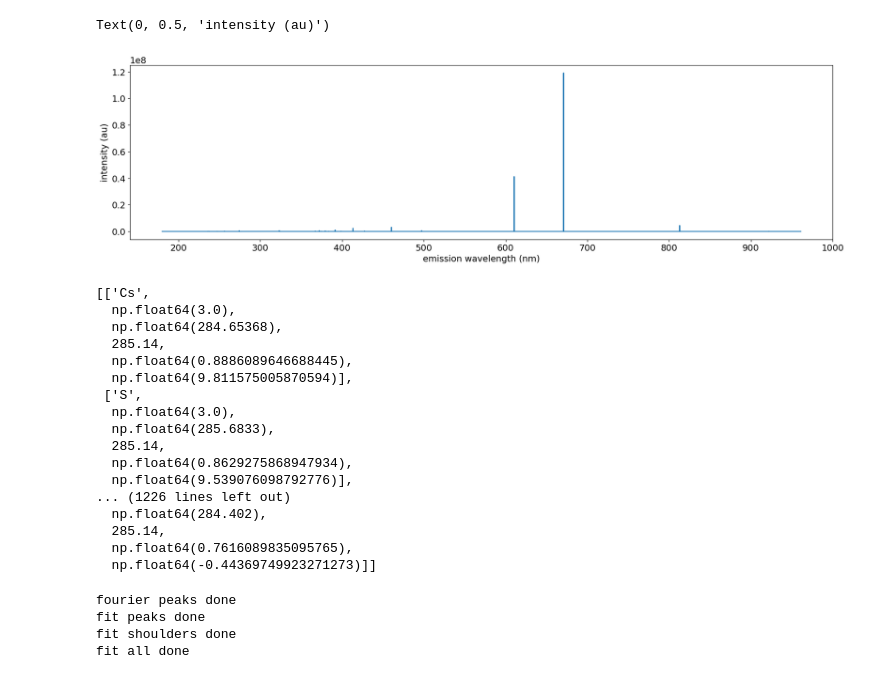
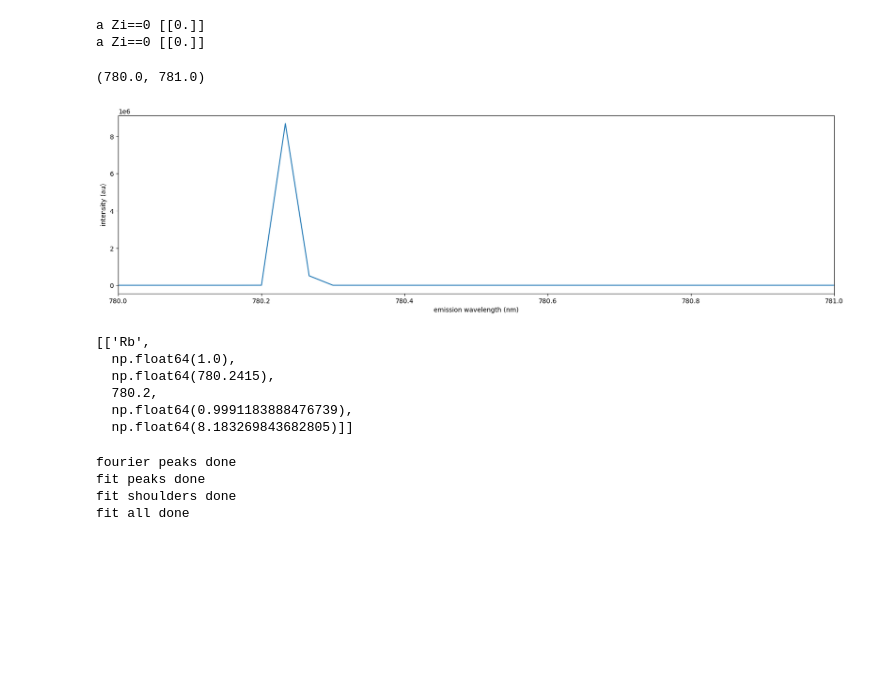
Before and after one commit to MWhitta/alibz, a Jupyter notebook: peaky_demo_v1.ipynb, the cells around one changed output. Saved outputs shown, nothing was run; the diff lists cells and outputs as text; code cells hidden in the pictures; blank space fills up the shorter version.

```diff
--- a/peaky_demo_v1.ipynb
+++ b/peaky_demo_v1.ipynb
@@ -17,41 +14,33 @@ from peaky_indexer import PeakyIndexer
 maker = PeakyMaker(dbpath='db')
 # %%
 fracs = np.zeros(92)
-fracs[2] = 1 # lithium, element 3
+fracs[36] = 1 # lithium, element 3
 maker_x, maker_y, _ = maker.peak_maker(fracs=fracs, voigt_sig=0.01, voigt_gam=0.0)
+# %% [output]
+a Zi==0 [[0.]]
+a Zi==0 [[0.]]
 # %%
 plt.figure(figsize=(20,5))
 plt.plot(maker_x, maker_y)
 plt.xlabel('emission wavelength (nm)')
 plt.ylabel('intensity (au)')
-# plt.xlim([670,672])
+plt.xlim([780,781])
 # %% [output]
-Text(0, 0.5, 'intensity (au)')
+(780.0, 781.0)
-[figure, old version]
+[figure, new version]
 # %%
 path = '/Users/mwhittaker/Library/CloudStorage/GoogleDrive-mwhittaker@lbl.gov/My Drive/Postdocs/Xuan Cao/Data/LIBS/MW2-112/raw/'
 finder = PeakyFinder(path)
 indexer = PeakyIndexer(finder)
 # %%
-indexer.peak_interference(285.14, ground_state=False)
+indexer.peak_interference(780.2, ground_state=True)
 # %% [output]
-[['Cs',
-  np.float64(3.0),
-  np.float64(284.65368),
-  285.14,
-  np.float64(0.8886089646688445),
-  np.float64(9.811575005870594)],
- ['S',
-  np.float64(3.0),
-  np.float64(285.6833),
-  285.14,
-  np.float64(0.8629275868947934),
-  np.float64(9.539076098792776)],
-... (1226 lines left out)
-  np.float64(284.402),
-  285.14,
-  np.float64(0.7616089835095765),
-  np.float64(-0.44369749923271273)]]
+[['Rb',
+  np.float64(1.0),
+  np.float64(780.2415),
+  780.2,
+  np.float64(0.9991183888476739),
+  np.float64(8.183269843682805)]]
 # %%
 finder.data.load_data()
 # %%
```
Also changed, not shown: parts of 2 cells of this notebook, 32 other files.
